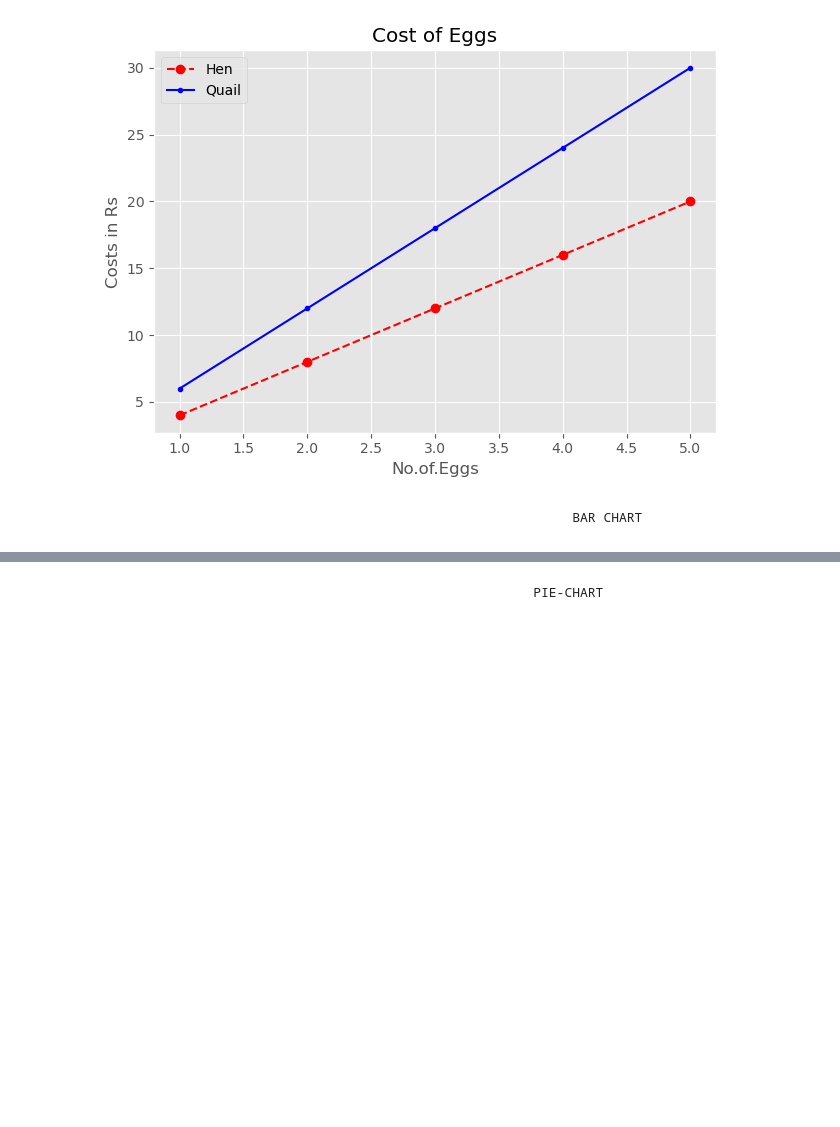
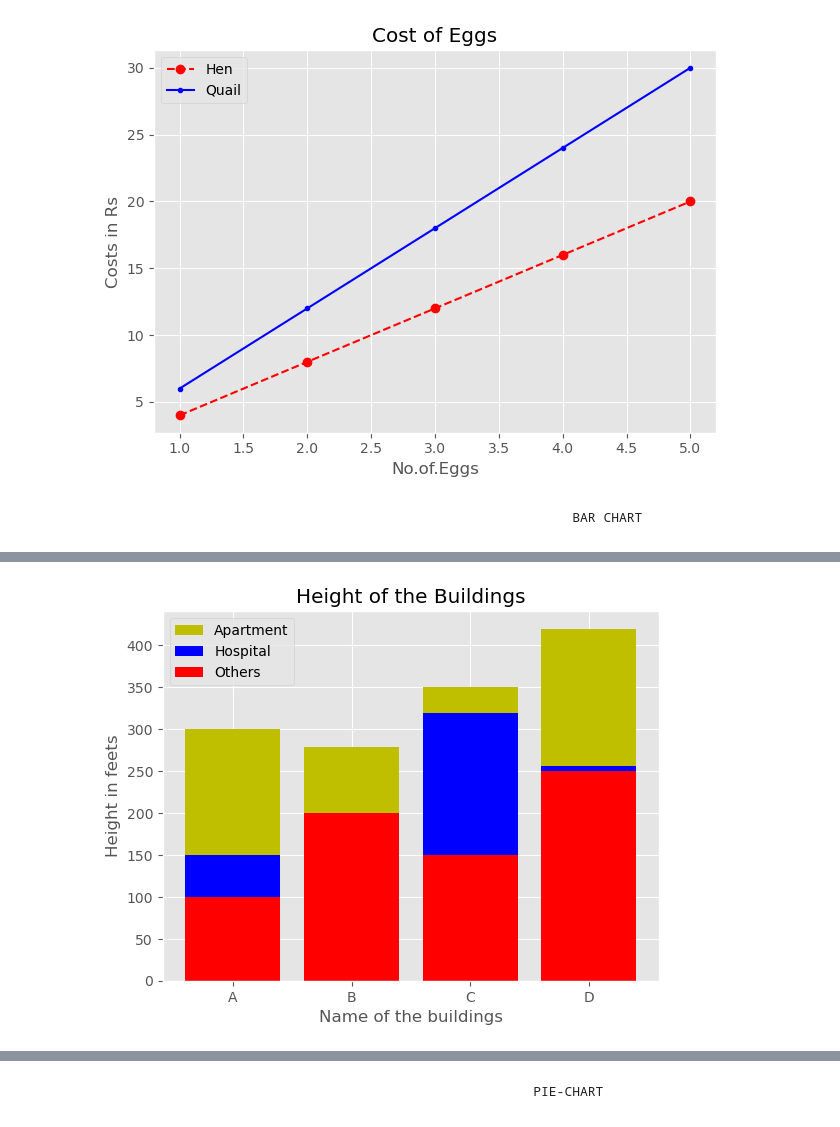
Before and after one commit to Suruthi-Keerthika/Projects, a Jupyter notebook: Mat.ipynb, the cells around one changed output, grey strips where cells are left out. Drawn from its saved outputs; the diff is of its cells as text; code cells hidden in the pictures; blank space fills up the shorter version.

```diff
--- a/Mat.ipynb
+++ b/Mat.ipynb
@@ -56,0 +57,15 @@ plt.show()
+# %%
+x=['A', 'B', 'C', 'D']
+ap_y=[300,279,350,420]
+plt.bar(x,ap_y, color='y',label="Apartment")
+hl_y=[150,128,320,256]
+plt.bar(x,hl_y, color='b', label="Hospital")
+y=[100,200,150,250]
+plt.bar(x,y, color='r', label="Others")
+plt.xlabel("Name of the buildings")
+plt.ylabel("Height in feets")
+plt.legend()
+plt.title("Height of the Buildings")
+plt.show()
+# %% [output]
+[figure, added]
```
Also changed, not shown: parts of 8 cells of this notebook.
